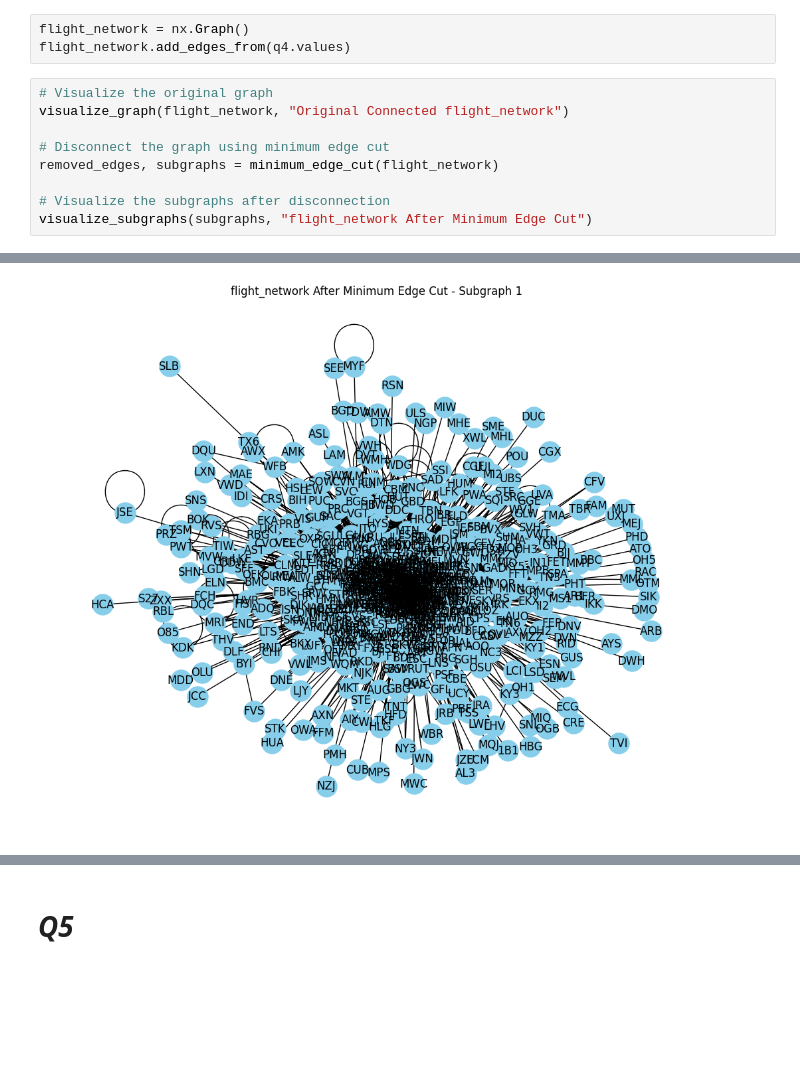
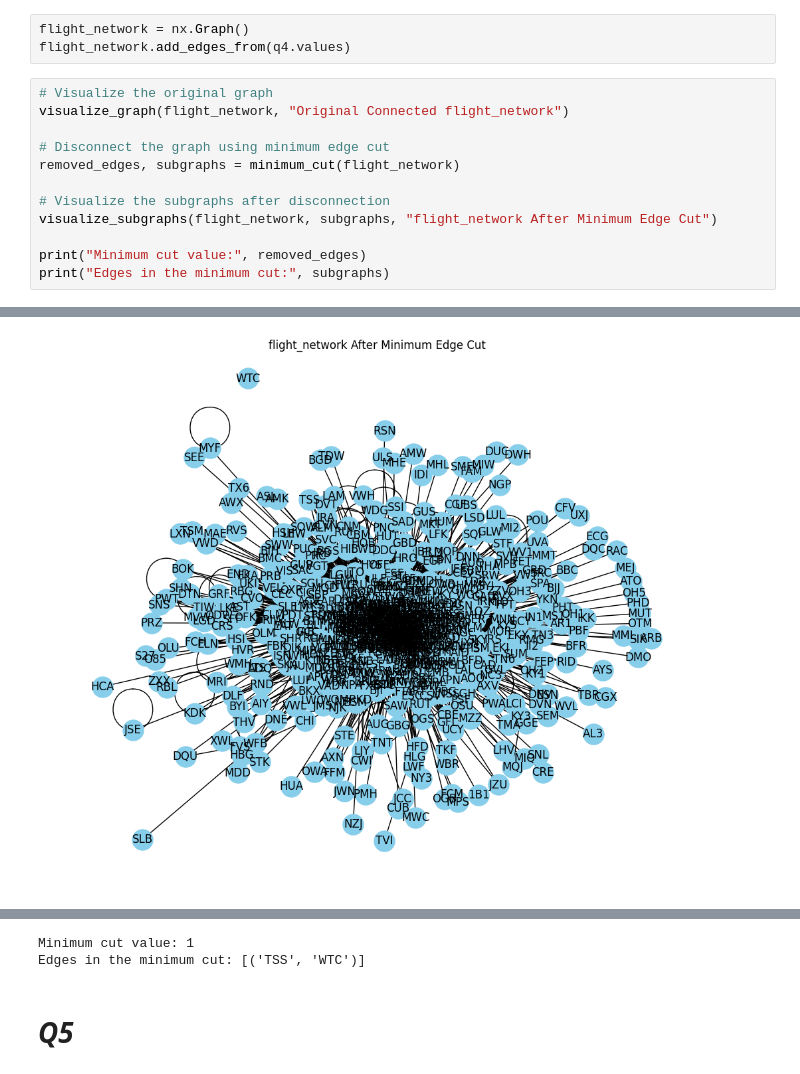
Before and after one commit to khalmatay/ADM-HW5, a Jupyter notebook: main.ipynb, the cells around one changed output, grey strips where cells are left out. Cells and saved outputs as stored; diff of their text form; blank space fills up the shorter version.

```diff
--- a/main.ipynb
+++ b/main.ipynb
@@ -959,12 +966,15 @@ flight_network.add_edges_from(q4.values)
 # %%
 # Visualize the original graph
 visualize_graph(flight_network, "Original Connected flight_network")
 
 # Disconnect the graph using minimum edge cut
-removed_edges, subgraphs = minimum_edge_cut(flight_network)
+removed_edges, subgraphs = minimum_cut(flight_network)
 
 # Visualize the subgraphs after disconnection
-visualize_subgraphs(subgraphs, "flight_network After Minimum Edge Cut")
+visualize_subgraphs(flight_network, subgraphs, "flight_network After Minimum Edge Cut")
+
+print("Minimum cut value:", removed_edges)
+print("Edges in the minimum cut:", subgraphs)
 # %% [output]
 [figure]
-[figure, old version]
+[figure, new version]
@@ -972,3 +981,5 @@ visualize_subgraphs(subgraphs, "flight_network After Minimum Edge Cut")
+Minimum cut value: 1
+Edges in the minimum cut: [('TSS', 'WTC')]
 # %% [markdown]
 # ***Q5***
 # %% [markdown]
```
Also changed, not shown: parts of 3 cells of this notebook, 1 other file.
